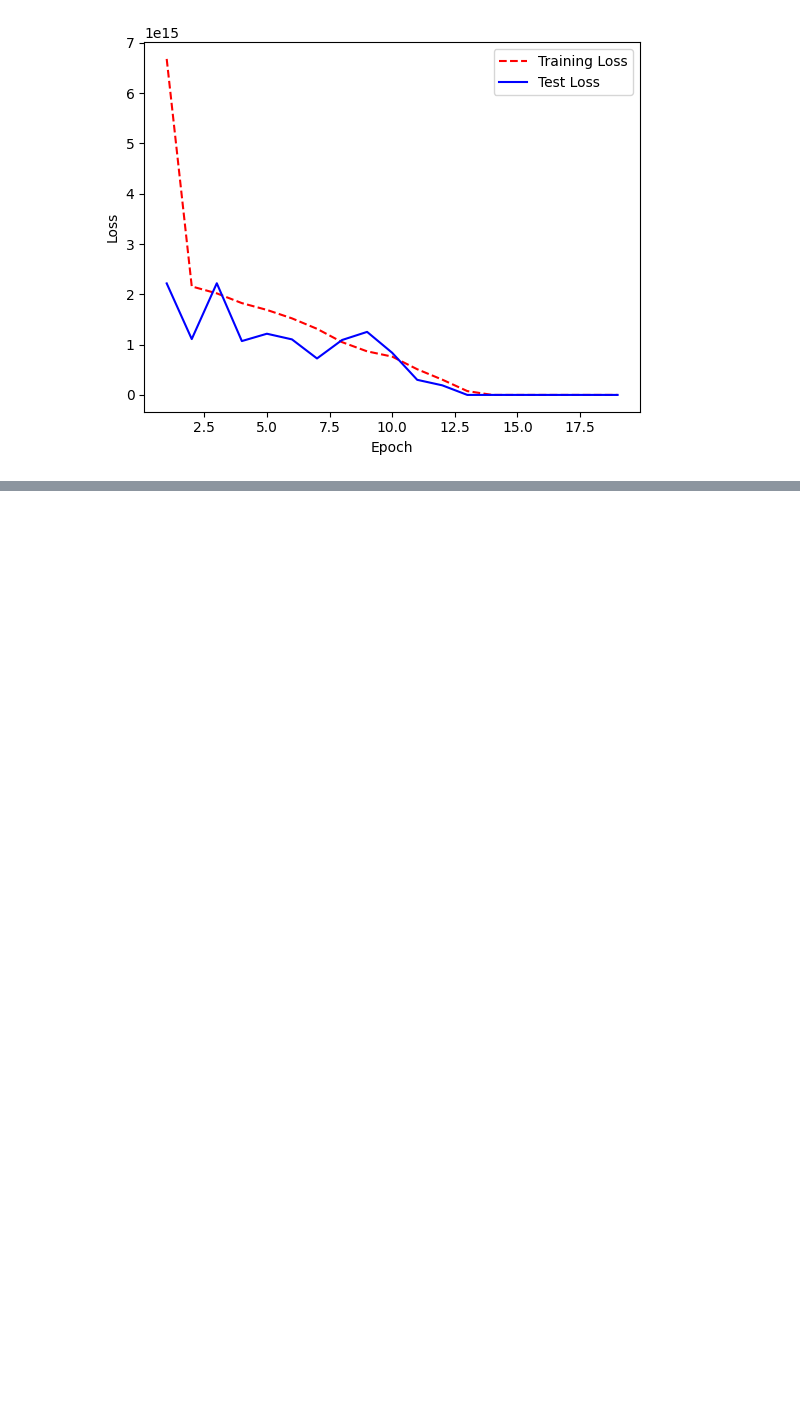
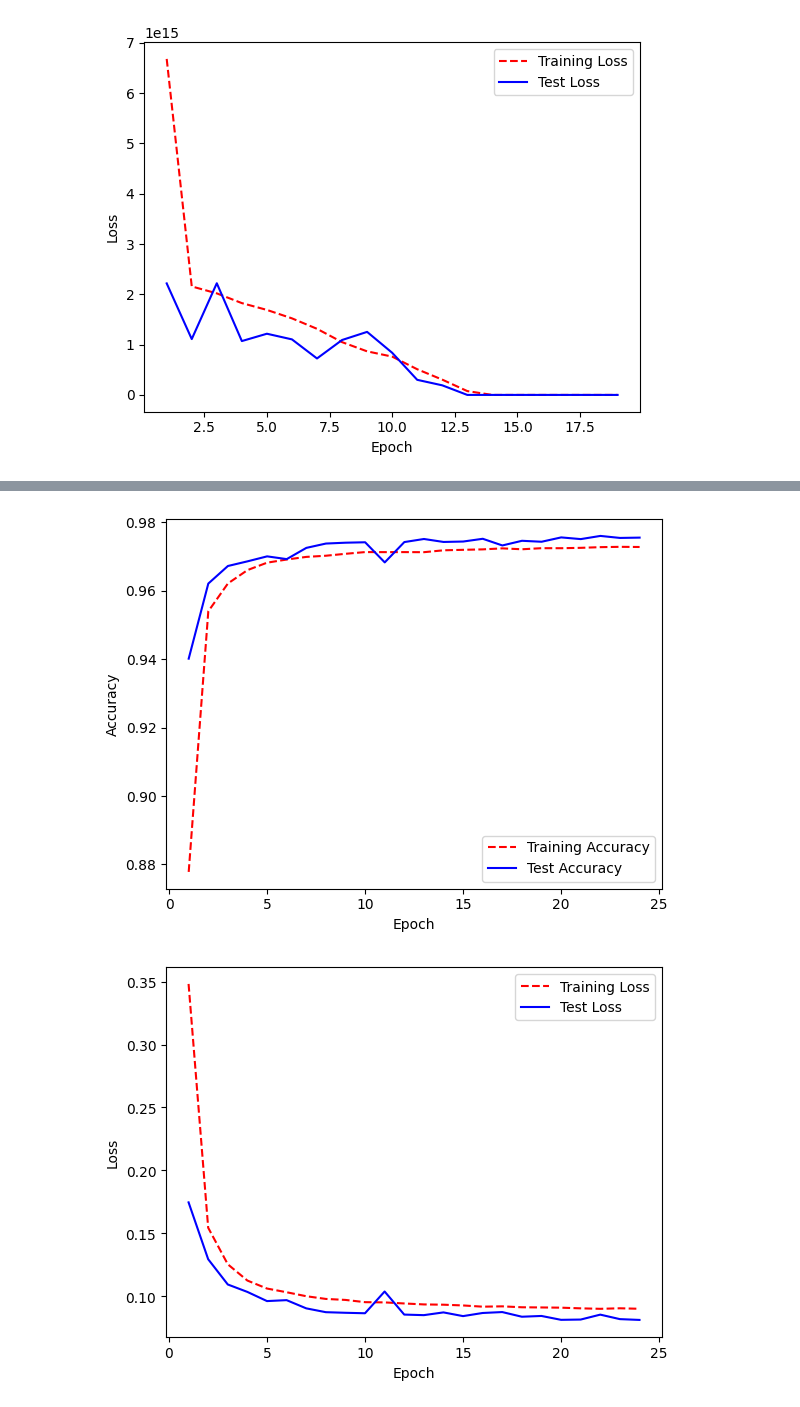
Before and after one commit to TeodoraSekulic/MASINSKO-projekat3, a Jupyter notebook: zvezde/projekat3.ipynb, the cells around one changed output, grey strips where cells are left out. Drawn from its saved outputs; the diff is of its cells as text; code cells hidden in the pictures; blank space fills up the shorter version.

```diff
--- a/zvezde/projekat3.ipynb
+++ b/zvezde/projekat3.ipynb
@@ -579,0 +616,6 @@ plot_loss(history)
+# %%
+plot_accuracy(history)
+plot_loss(history)
+# %% [output]
+[figure, added]
+[figure, added]
```
Also changed, not shown: parts of 3 cells of this notebook, 1 other file.
